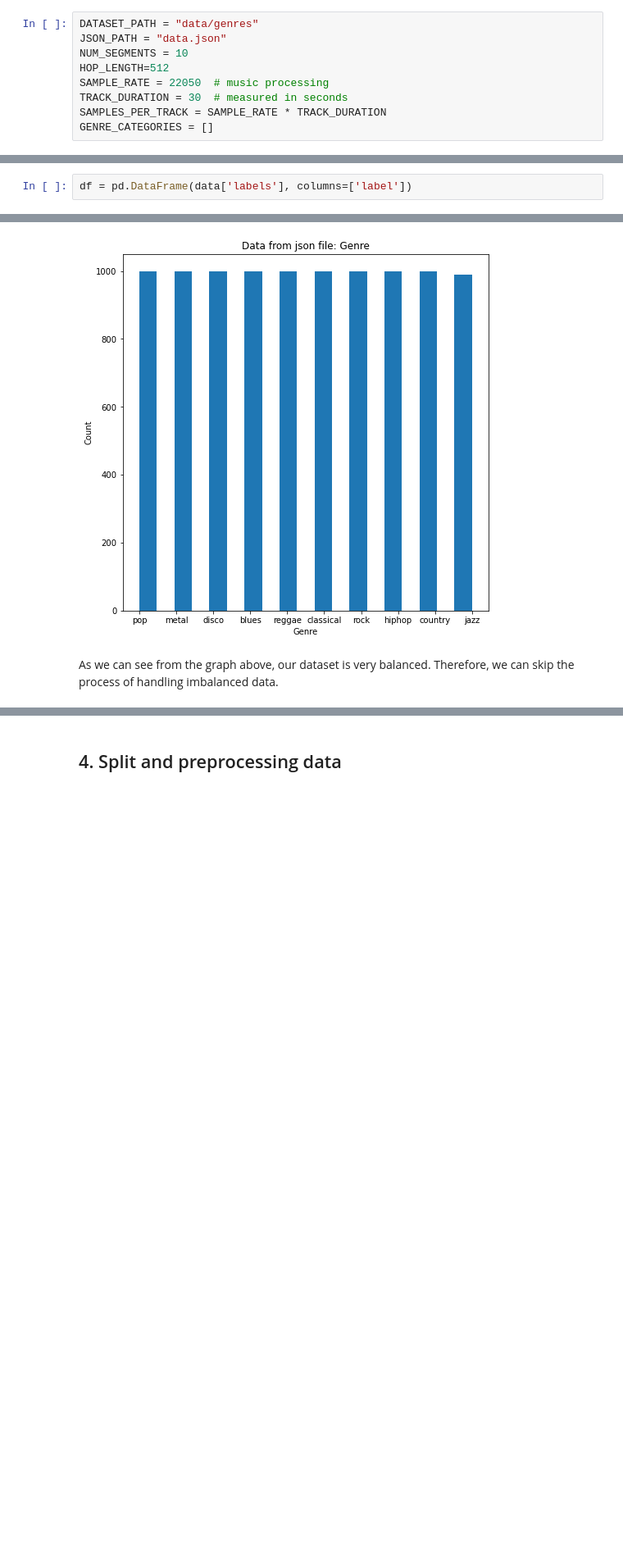
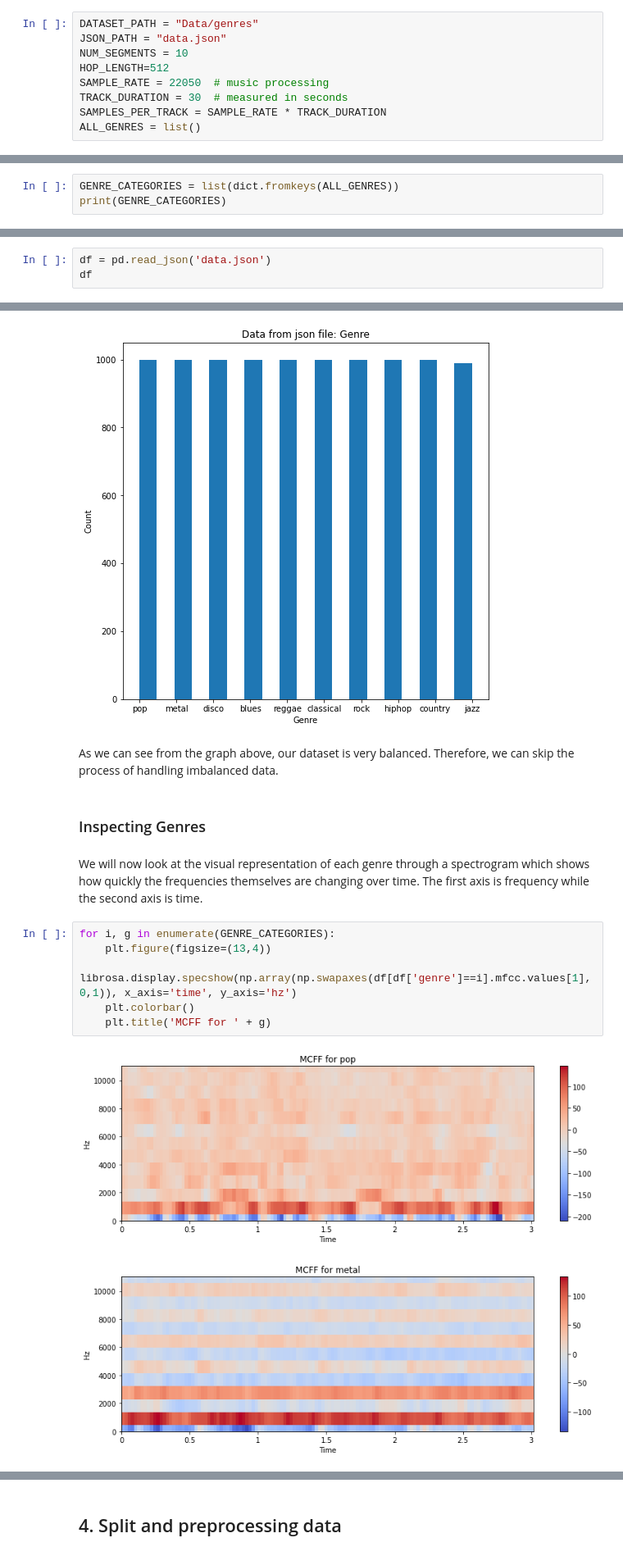
Before and after one commit to xkaDachi/COMP432_Music_Genre_Classification, a Jupyter notebook: Music Classification.ipynb, the cells around one changed output, grey strips where cells are left out. Shown at 82% size. Drawn from its saved outputs; the diff is of its cells as text; blank space fills up the shorter version.

```diff
--- a/Music Classification.ipynb
+++ b/Music Classification.ipynb
@@ -45,9 +52,9 @@ tf.random.set_seed(0)
 # %%
-DATASET_PATH = "data/genres"
+DATASET_PATH = "Data/genres"
 JSON_PATH = "data.json"
 NUM_SEGMENTS = 10
 HOP_LENGTH=512
 SAMPLE_RATE = 22050  # music processing
 TRACK_DURATION = 30  # measured in seconds
 SAMPLES_PER_TRACK = SAMPLE_RATE * TRACK_DURATION
-GENRE_CATEGORIES = []
+ALL_GENRES = list()
@@ -178,0 +168,3 @@ GENRE_CATEGORIES
+# %%
+GENRE_CATEGORIES = list(dict.fromkeys(ALL_GENRES))
+print(GENRE_CATEGORIES)
@@ -178,0 +173,3 @@ GENRE_CATEGORIES
+# %%
+df = pd.read_json('data.json')
+df
@@ -193,5 +206,3 @@ def plot_histogram(x, bi, title, xl, yl, nt, tick):
     if tick != 0:
         plt.xticks(np.arange(nt), tick)
     plt.show()
-# %%
-df = pd.DataFrame(data['labels'], columns=['label'])
@@ -201,3 +214,16 @@ plot_histogram(df.label, 19, 'Data from json file: Genre', 'Genre', 'Count', 10,
 [figure]
 # %% [markdown]
 As we can see from the graph above, our dataset is very balanced. Therefore, we can skip the process of handling imbalanced data.
+# %% [markdown]
+### Inspecting Genres
+# %% [markdown]
+We will now look at the visual representation of each genre through a spectrogram which shows how quickly the frequencies themselves are changing over time. The first axis is frequency while the second axis is time.
+# %%
+for i, g in enumerate(GENRE_CATEGORIES):
+    plt.figure(figsize=(13,4))
+    librosa.display.specshow(np.array(np.swapaxes(df[df['genre']==i].mfcc.values[1], 0,1)), x_axis='time', y_axis='hz')
+    plt.colorbar()
+    plt.title('MCFF for ' + g)
+# %% [output]
+[figure, added]
+[figure, added]
```
Also changed, not shown: parts of 75 cells of this notebook.
